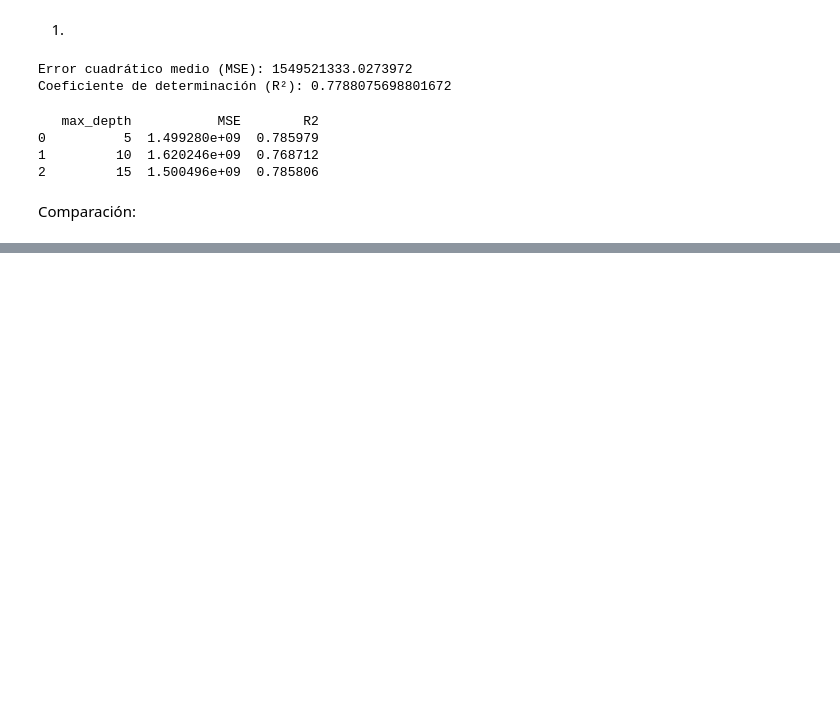
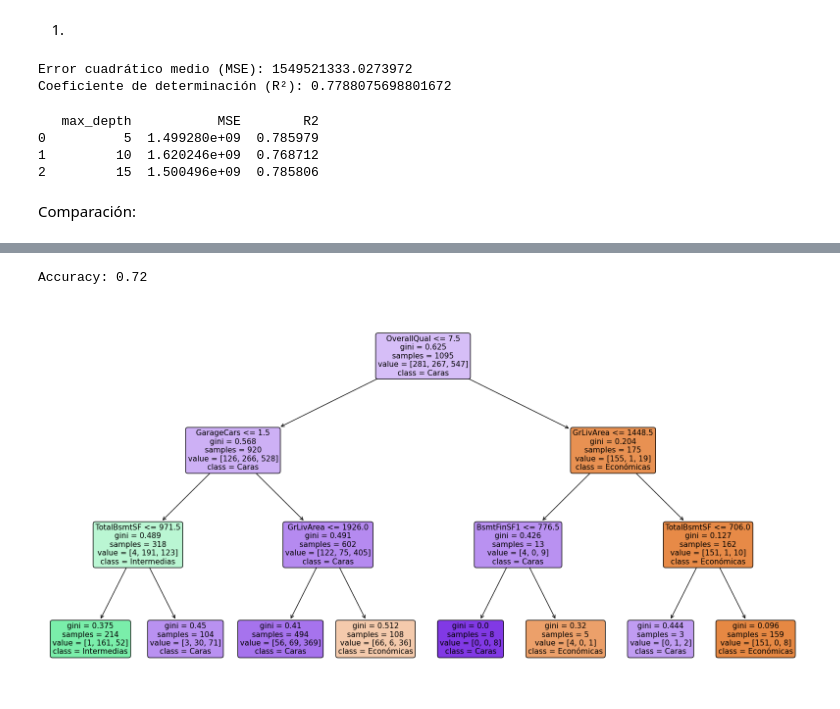
Before and after one commit to AGM54/Miner-a, a Jupyter notebook: Model.ipynb, the cells around one changed output, grey strips where cells are left out. Cells and saved outputs as stored; diff of their text form; code cells hidden in the pictures; blank space fills up the shorter version.

```diff
--- a/Model.ipynb
+++ b/Model.ipynb
@@ -477,0 +497,49 @@ print(data[['SalePrice', 'PriceCategory']].head())
+# %%
+import pandas as pd
+from sklearn.model_selection import train_test_split
+from sklearn.tree import DecisionTreeClassifier, plot_tree
+from sklearn.metrics import accuracy_score
+from sklearn.impute import SimpleImputer
+import matplotlib.pyplot as plt
+
+
+data = pd.read_csv('train.csv')
+
+p25 = data['SalePrice'].quantile(0.25)
+p75 = data['SalePrice'].quantile(0.75)
+
+# Crear la variable respuesta
+data['PriceCategory'] = pd.cut(data['SalePrice'], bins=[0, p25, p75, float('inf')], labels=['Económicas', 'Intermedias', 'Caras'], right=False)
+
+
+X = data.drop(['SalePrice', 'PriceCategory'], axis=1)
+y = data['PriceCategory']
+
+
+X = pd.get_dummies(X, drop_first=True)
+
+# Dividir los datos en conjuntos de entrenamiento y prueba
+X_train, X_test, y_train, y_test = train_test_split(X, y, test_size=0.25, random_state=42)
+
+# Imputar valores faltantes
+imputer = SimpleImputer(strategy='median')
+X_train_imputed = imputer.fit_transform(X_train)
+X_test_imputed = imputer.transform(X_test)
+
+# Entrenar el árbol de clasificación
+clf = DecisionTreeClassifier(random_state=42, max_depth=3)
+clf.fit(X_train_imputed, y_train)
+
+# Evaluar el modelo
+y_pred = clf.predict(X_test_imputed)
+accuracy = accuracy_score(y_test, y_pred)
+
+
+print(f"Accuracy: {accuracy:.2f}")
+
+plt.figure(figsize=(20, 10))
+plot_tree(clf, filled=True, feature_names=X.columns, class_names=['Económicas', 'Intermedias', 'Caras'], rounded=True)
+plt.show()
+# %% [output]
+Accuracy: 0.72
+[figure, added]
```
Also changed, not shown: parts of 2 cells of this notebook.
